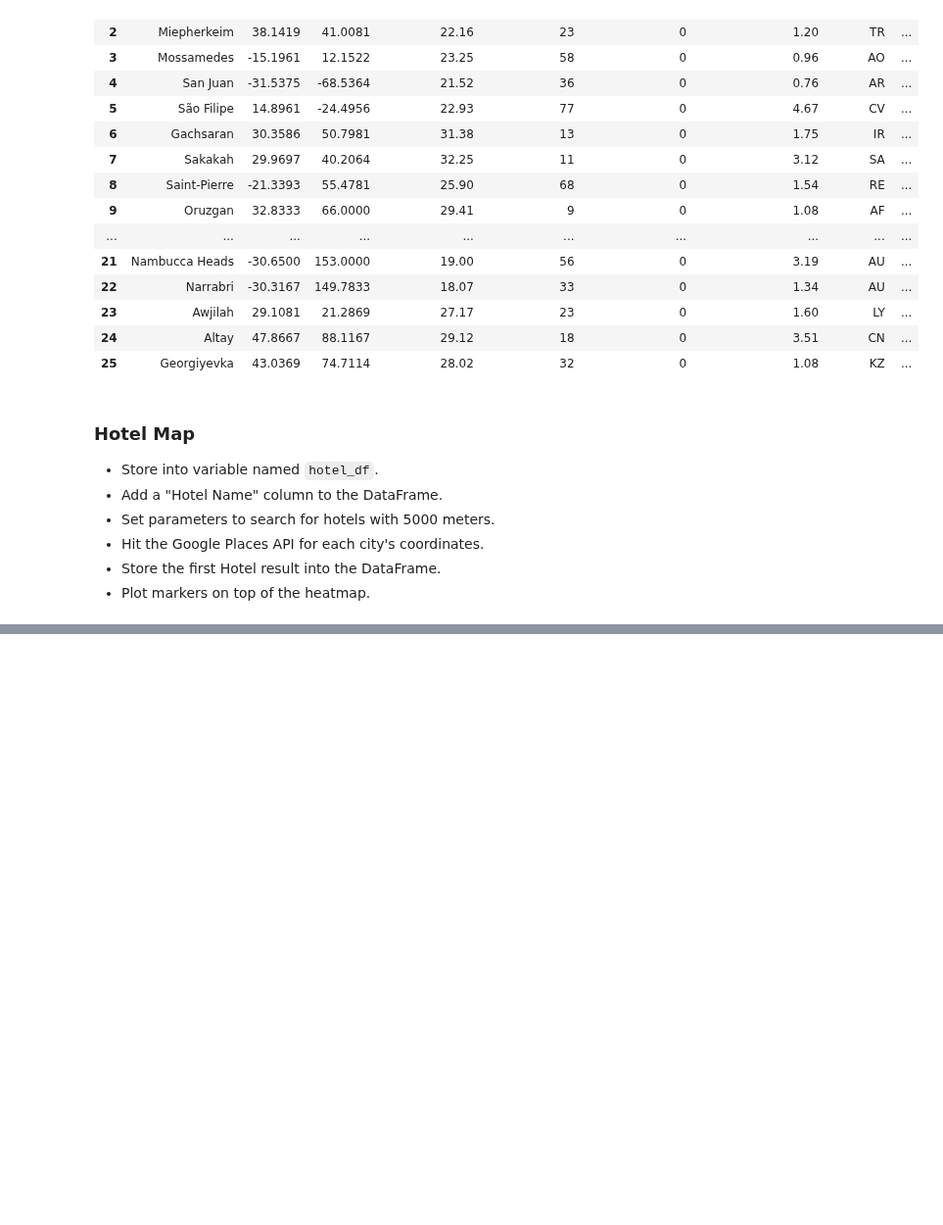
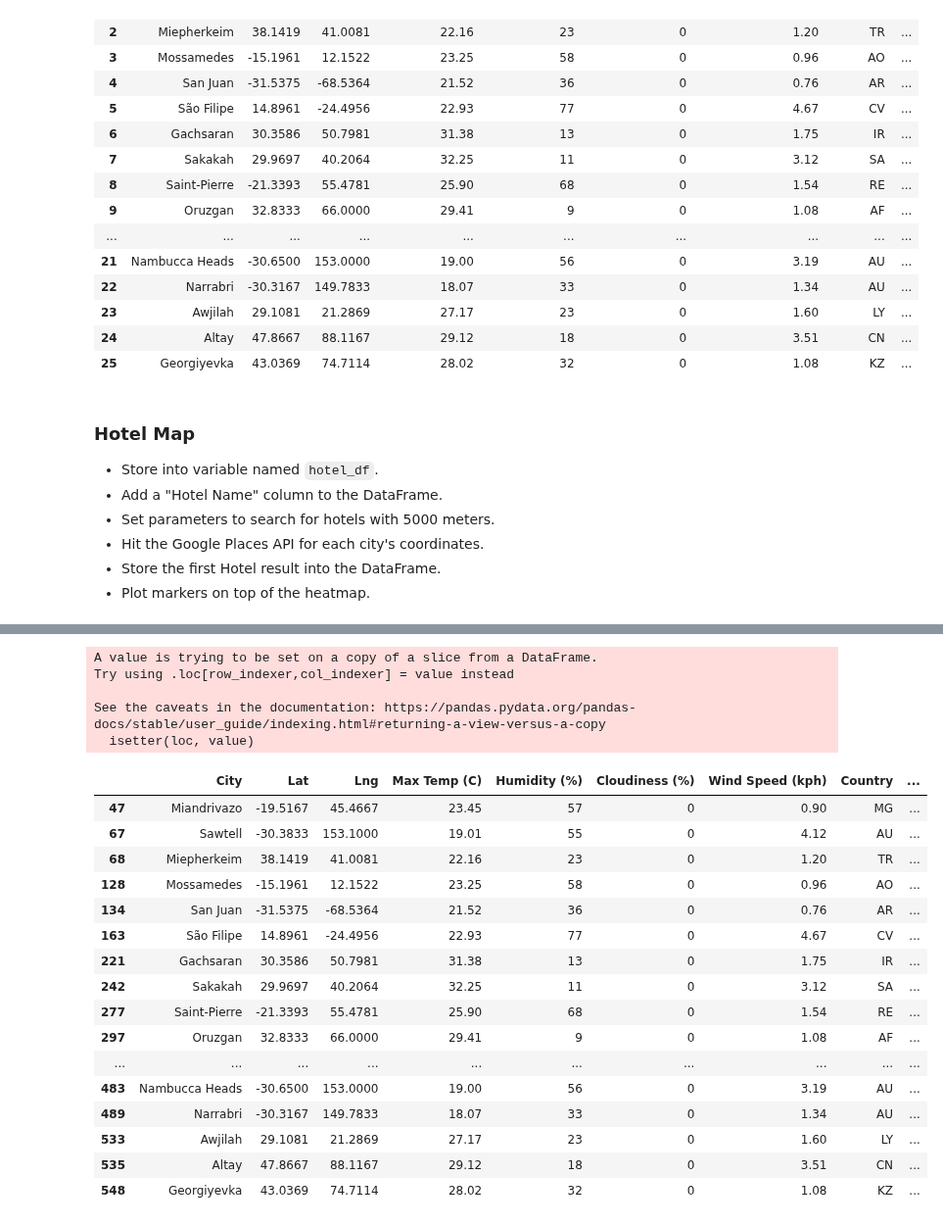
Before and after one commit to Karla-Flores/Python-API, a Jupyter notebook: starter_code/VacationPy/VacationPy.ipynb, the cells around one changed output, grey strips where cells are left out. Shown at 98% size. Saved outputs shown, nothing was run; the diff lists cells and outputs as text; code cells hidden in the pictures; blank space fills up the shorter version.

```diff
--- a/starter_code/VacationPy/VacationPy.ipynb
+++ b/starter_code/VacationPy/VacationPy.ipynb
@@ -159,3 +166,60 @@ fitting_weather_df
+# %%
+# Parameters
+target_search = "hotel"
+target_radius = 5000
+target_type = "lodging"
+
+
+
+# set up a parameters dictionary
+params = {
+    'keyword': target_search,
+    'radius': target_radius,
+    'type': target_type,
+    'key': g_key}
+# %%
+for index, row in hotel_df.iterrows():
+    lat = row['Lat']
+    lng = row['Lng']
+    city = row['City']
+    params['locations'] = f'{lat},{lng}'
+
+    # Run a request using our params dictionary
+    response = requests.get(base_url, params=params).json()
+
+    # Extract results
+    results = response['results']
+
+    # Add hotel's name to the empty column
+    try:
+        hotel_df.loc[index, 'Hotel Name'] = {results[0]['name']}
+    except(KeyError, IndexError):
+        hotel_df.loc[index, 'Hotel Name'] = 'No lodging nearby'
+
+hotel_df
+# %% [output]
+A value is trying to be set on a copy of a slice from a DataFrame.
+Try using .loc[row_indexer,col_indexer] = value instead
+
+See the caveats in the documentation: https://pandas.pydata.org/pandas-docs/stable/user_guide/indexing.html#returning-a-view-versus-a-copy
+  isetter(loc, value)
+|  | City | Lat | Lng | Max Temp (C) | Humidity (%) | Cloudiness (%) | Wind Speed (kph) | Country | ... |
+| 47 | Miandrivazo | -19.5167 | 45.4667 | 23.45 | 57 | 0 | 0.90 | MG | ... |
+| 67 | Sawtell | -30.3833 | 153.1000 | 19.01 | 55 | 0 | 4.12 | AU | ... |
+| 68 | Miepherkeim | 38.1419 | 41.0081 | 22.16 | 23 | 0 | 1.20 | TR | ... |
+| 128 | Mossamedes | -15.1961 | 12.1522 | 23.25 | 58 | 0 | 0.96 | AO | ... |
+| 134 | San Juan | -31.5375 | -68.5364 | 21.52 | 36 | 0 | 0.76 | AR | ... |
+| 163 | São Filipe | 14.8961 | -24.4956 | 22.93 | 77 | 0 | 4.67 | CV | ... |
+| 221 | Gachsaran | 30.3586 | 50.7981 | 31.38 | 13 | 0 | 1.75 | IR | ... |
+| 242 | Sakakah | 29.9697 | 40.2064 | 32.25 | 11 | 0 | 3.12 | SA | ... |
+| 277 | Saint-Pierre | -21.3393 | 55.4781 | 25.90 | 68 | 0 | 1.54 | RE | ... |
+| 297 | Oruzgan | 32.8333 | 66.0000 | 29.41 | 9 | 0 | 1.08 | AF | ... |
+| ... | ... | ... | ... | ... | ... | ... | ... | ... | ... |
+| 483 | Nambucca Heads | -30.6500 | 153.0000 | 19.00 | 56 | 0 | 3.19 | AU | ... |
+| 489 | Narrabri | -30.3167 | 149.7833 | 18.07 | 33 | 0 | 1.34 | AU | ... |
+| 533 | Awjilah | 29.1081 | 21.2869 | 27.17 | 23 | 0 | 1.60 | LY | ... |
+| 535 | Altay | 47.8667 | 88.1167 | 29.12 | 18 | 0 | 3.51 | CN | ... |
+| 548 | Georgiyevka | 43.0369 | 74.7114 | 28.02 | 32 | 0 | 1.08 | KZ | ... |
 # %%
 # NOTE: Do not change any of the code in this cell
 
```
Also changed, not shown: parts of 5 cells of this notebook.
